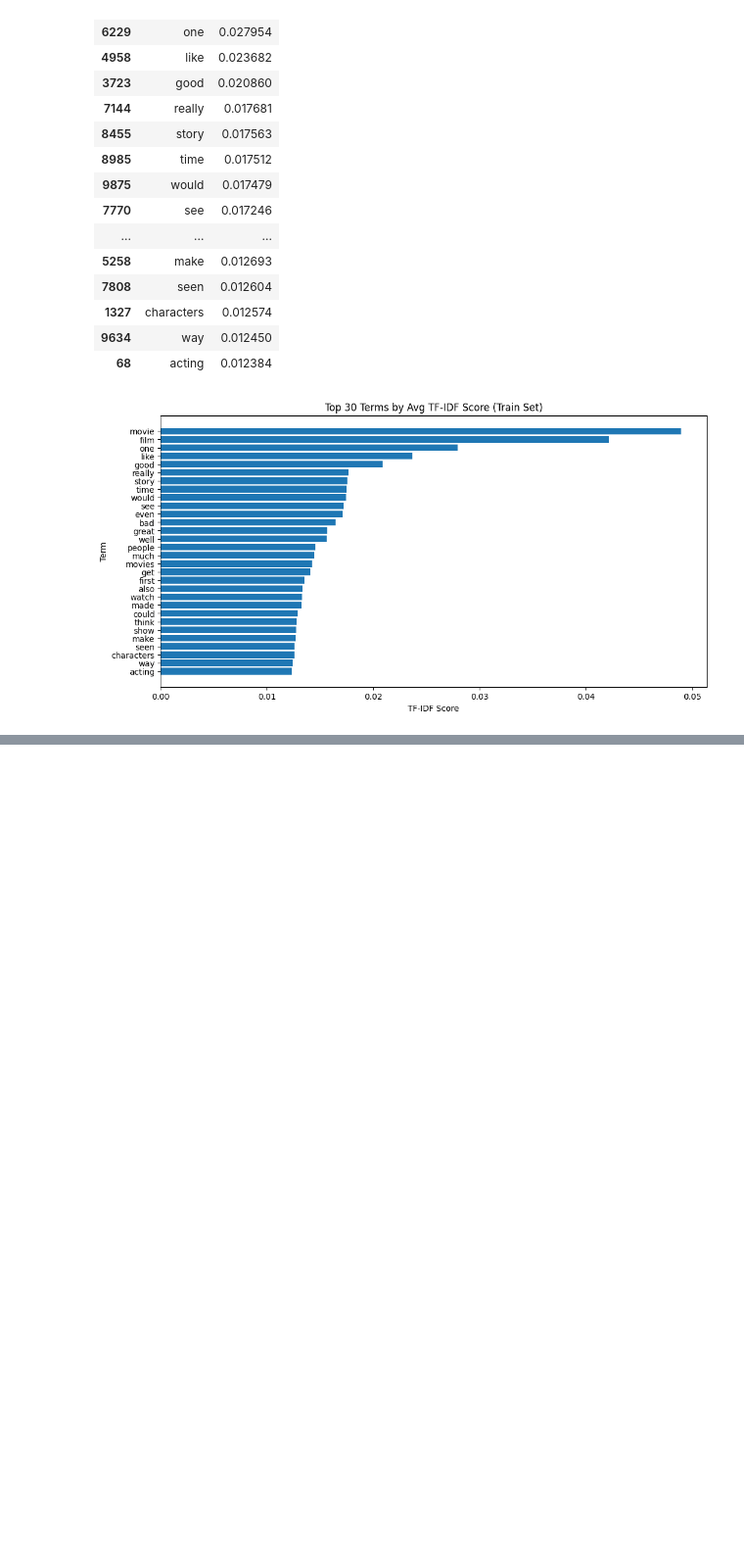
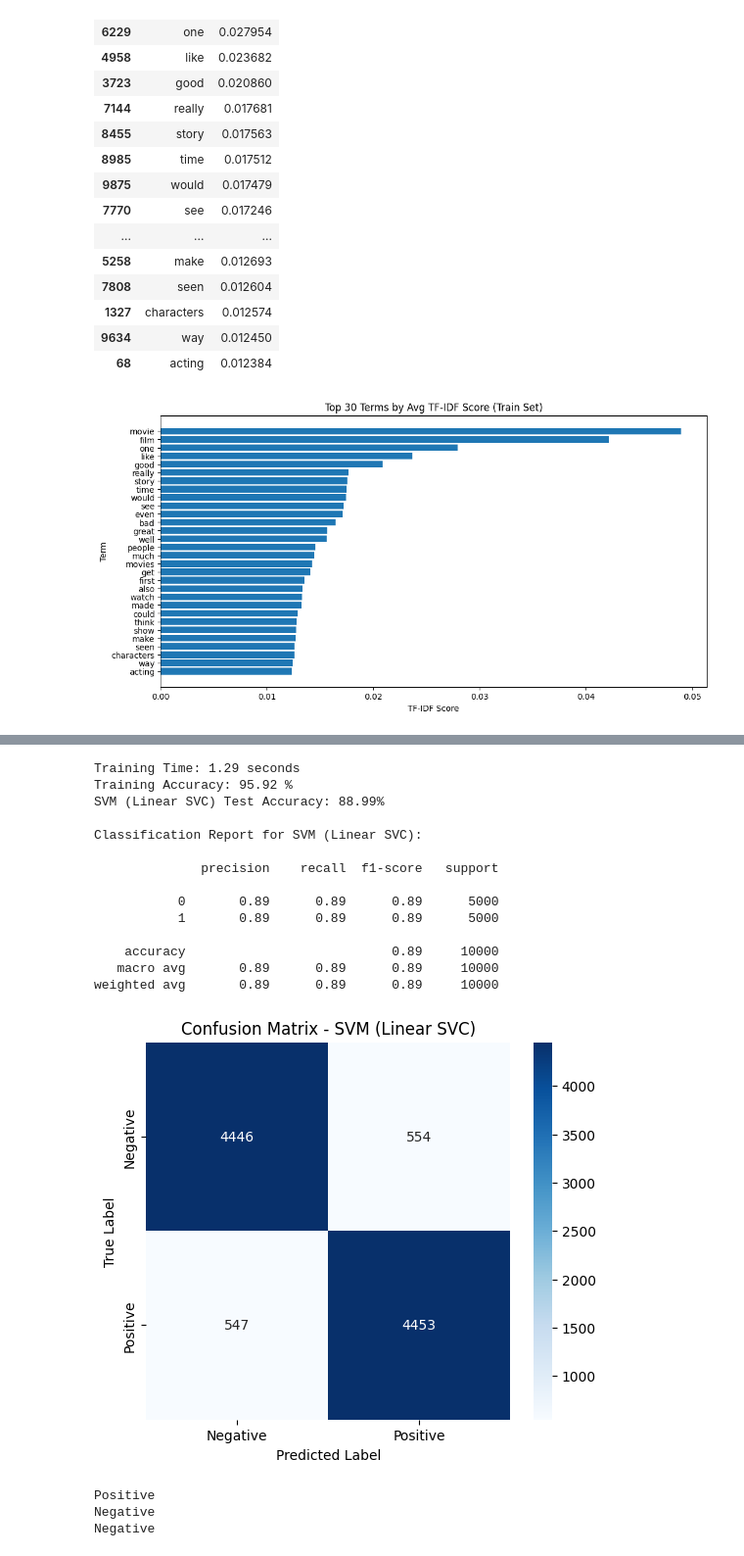
Before and after one commit to TarneemAlaa1/imdb-sentiment-classifier, a Jupyter notebook: notebooks/03_classical_ml_models.ipynb, the cells around one changed output, grey strips where cells are left out. Shown at 98% size. Drawn from its saved outputs; the diff is of its cells as text; code cells hidden in the pictures; blank space fills up the shorter version.

Commit message:
Added SVM, Naive Bayes, and Random Forest models with evaluation summary and training time comparison

```diff
--- a/notebooks/03_classical_ml_models.ipynb
+++ b/notebooks/03_classical_ml_models.ipynb
@@ -130,0 +143,42 @@ plt.show()
+# %%
+def evaluate_model(model, X_train, y_train, X_test, y_test, model_name="Model"):
+    # Train the model
+    start = time.time()
+    model.fit(X_train, y_train)
+    end = time.time()
+    train_time = end - start
+
+    print(f"Training Time: {train_time:.2f} seconds")
+
+    # Predict on test set
+    y_pred = model.predict(X_test)
+
+    # Training Accuracy
+    train_acc = model.score(X_train_tfidf, y_train)
+    print(f"Training Accuracy: {train_acc*100:.2f} %")
+
+    # Accuracy
+    test_acc = accuracy_score(y_test, y_pred)
+    print(f"{model_name} Test Accuracy: {test_acc*100:.2f}%\n")
+
+    # Classification Report
+    print(f"Classification Report for {model_name}:\n")
+    print(classification_report(y_test, y_pred))
+
+    # Confusion Matrix
+    cm = confusion_matrix(y_test, y_pred)
+    labels = ['Negative', 'Positive']
+
+    plt.figure(figsize=(6,5))
+    sns.heatmap(cm, annot=True, fmt='d', cmap='Blues', xticklabels=labels, yticklabels=labels)
+    plt.xlabel('Predicted Label')
+    plt.ylabel('True Label')
+    plt.title(f'Confusion Matrix - {model_name}')
+    plt.show()
+
+    return {
+        "Model": model_name,
+        "Train Accuracy": train_acc,
+        "Test Accuracy": test_acc,
+        "Training Time (s)": train_time
+    }
@@ -130,0 +190,32 @@ plt.show()
+# %%
+svm_model = LinearSVC()
+svm_results = evaluate_model(svm_model, X_train_tfidf, y_train, X_test_tfidf, y_test, model_name="SVM (Linear SVC)")
+# %% [output]
+Training Time: 1.29 seconds
+Training Accuracy: 95.92 %
+SVM (Linear SVC) Test Accuracy: 88.99%
+
+Classification Report for SVM (Linear SVC):
+
+              precision    recall  f1-score   support
+
+           0       0.89      0.89      0.89      5000
+           1       0.89      0.89      0.89      5000
+
+    accuracy                           0.89     10000
+   macro avg       0.89      0.89      0.89     10000
+weighted avg       0.89      0.89      0.89     10000
+[figure, added]
+# %%
+def predict_sentiment(text):
+    vectorized = tfidf.transform([text])
+    prediction = svm_model.predict(vectorized)[0]
+    return "Positive" if prediction == 1 else "Negative"
+
+print(predict_sentiment("the movie was surprisingly amazing"))
+print(predict_sentiment("this was the worst movie ever"))
+print(predict_sentiment("i don't like this movie at all"))
+# %% [output]
+Positive
+Negative
+Negative
```
Also changed, not shown: parts of 14 cells of this notebook, 1 other file.
